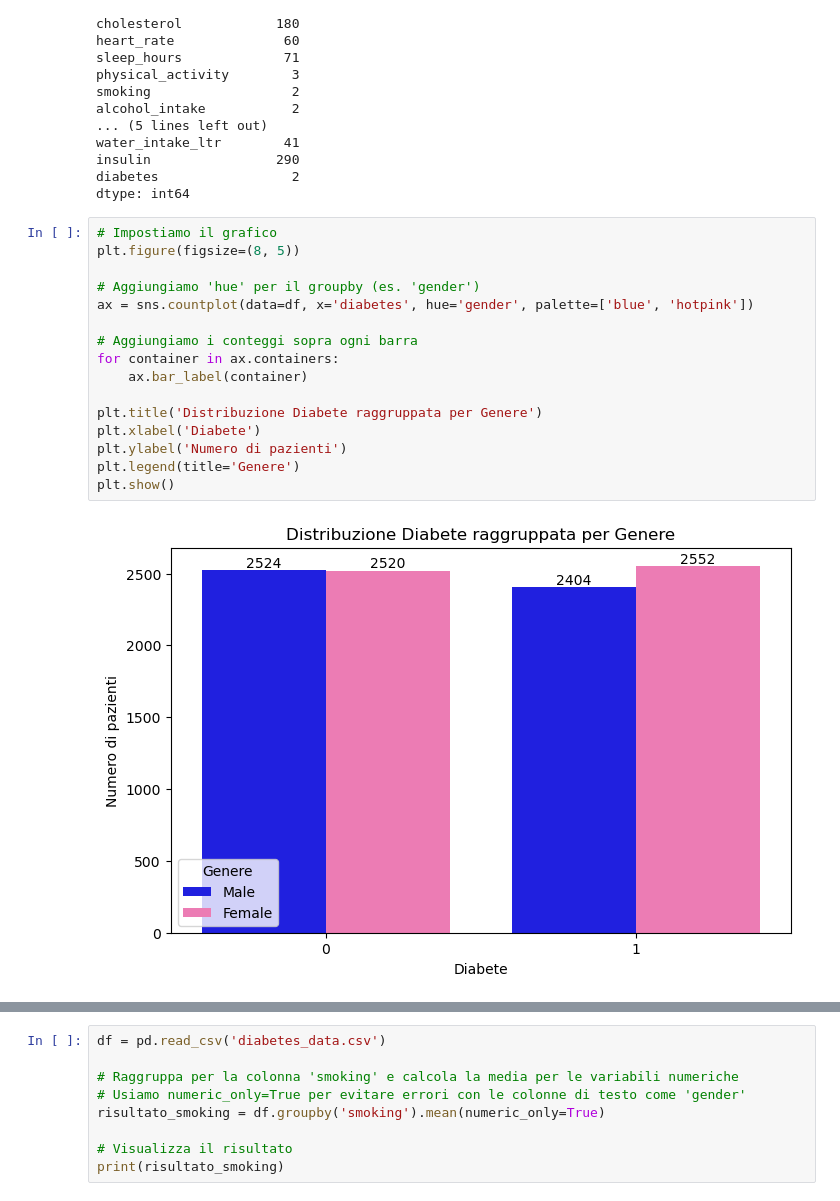
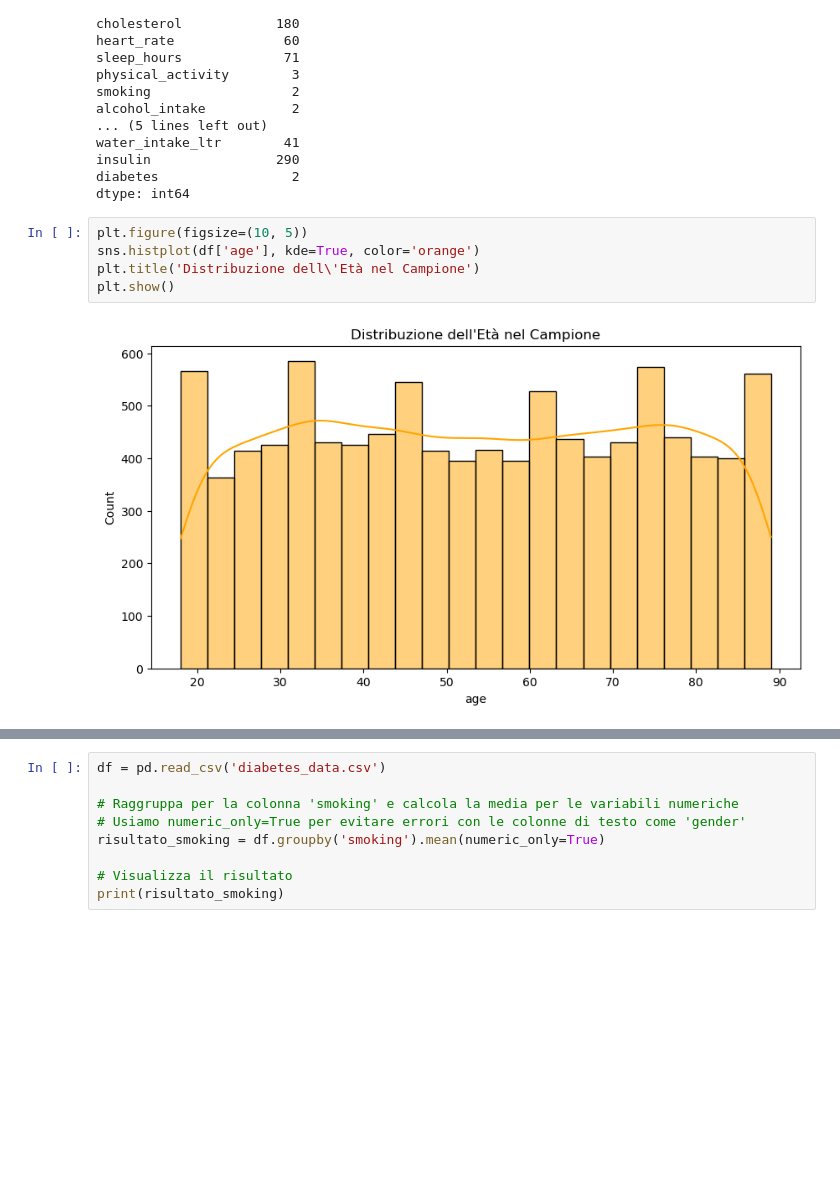
Before and after one commit to LennyTheCoder03/develhope_project, a Jupyter notebook: nuovo codice.ipynb, the cells around one changed output, grey strips where cells are left out. Drawn from its saved outputs; the diff is of its cells as text; blank space fills up the shorter version.

```diff
--- a/nuovo codice.ipynb
+++ b/nuovo codice.ipynb
@@ -118,20 +118,9 @@ insulin                290
 diabetes                 2
 dtype: int64
 # %%
-# Impostiamo il grafico
-plt.figure(figsize=(8, 5))
-
-# Aggiungiamo 'hue' per il groupby (es. 'gender')
-ax = sns.countplot(data=df, x='diabetes', hue='gender', palette=['blue', 'hotpink'])
-
-# Aggiungiamo i conteggi sopra ogni barra
-for container in ax.containers:
-    ax.bar_label(container)
-
-plt.title('Distribuzione Diabete raggruppata per Genere')
-plt.xlabel('Diabete')
-plt.ylabel('Numero di pazienti')
-plt.legend(title='Genere')
+plt.figure(figsize=(10, 5))
+sns.histplot(df['age'], kde=True, color='orange')
+plt.title('Distribuzione dell\'Età nel Campione')
 plt.show()
 # %% [output]
-[figure, old version]
+[figure, new version]
```
Also changed, not shown: parts of 3 cells of this notebook, 1 other file.
